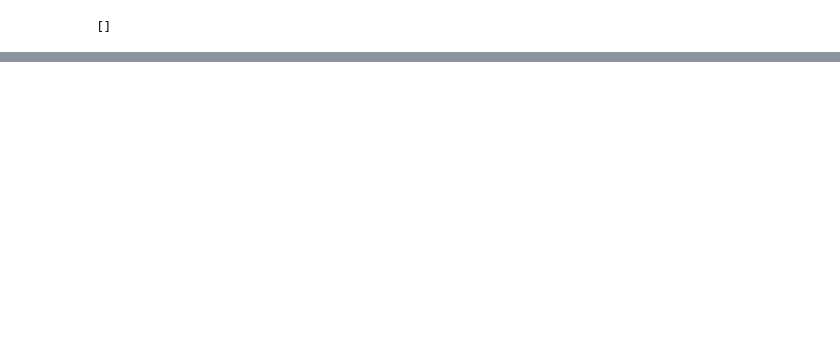
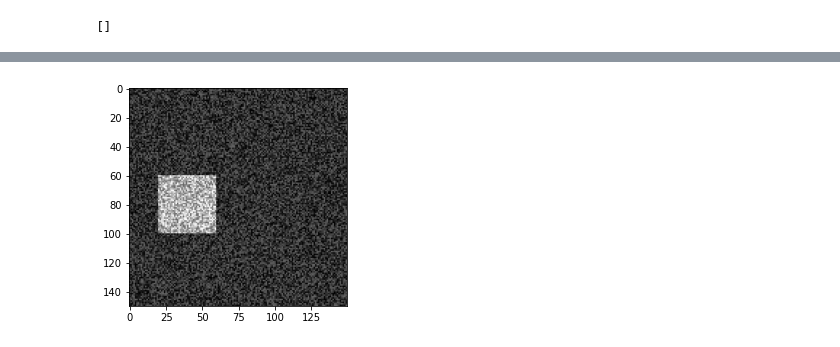
Before and after one commit to ILovewindows-oss/learning-scientific-computing, a Jupyter notebook: machine-learning/001-Vision-Detect-Shade-Rectangle.ipynb, the cells around one changed output, grey strips where cells are left out. Saved outputs shown, nothing was run; the diff lists cells and outputs as text; code cells hidden in the pictures; blank space fills up the shorter version.

```diff
--- a/machine-learning/001-Vision-Detect-Shade-Rectangle.ipynb
+++ b/machine-learning/001-Vision-Detect-Shade-Rectangle.ipynb
@@ -25 +98,35 @@ MODE = 'HARD_CORE'
+# %%
+def gen_hard_image(img_size, x, y, h, w, brng=(0, 100), frng=(100, 255)):
+    """ Create a noisy background with a noisy lighter square.
+
+    Parameters
+    ----------
+    img_size: int
+        Full square image side length.
+    x: int
+        Horizontal coordinate of top-left corner of square.
+    y: int
+        Vertical coordinate of top-left corner of square.
+    h: int
+        Height of square over background.
+    w: int
+        Width of square over background.
+    brng: tuple[int, int]
+        Intensity range for background pixels.
+    frng: tuple[int, int]
+        Intensity range for foreground pixels.
+
+    Returns
+    -------
+    np.ndarray[float]
+        Array with 2D image data.
+    """
+    img = np.random.randint(*brng, size=(img_size, img_size))
+    img[y:y + h, x:x + w] = np.random.randint(*frng, size=(h, w))
+    return img
+
+
+_ = plt.imshow(gen_hard_image(img_size=150, x=20, y=60, h=40, w=40), cmap="gray")
+# %% [output]
+[figure, added]
 # %%
```
Also changed, not shown: parts of 17 cells of this notebook.
